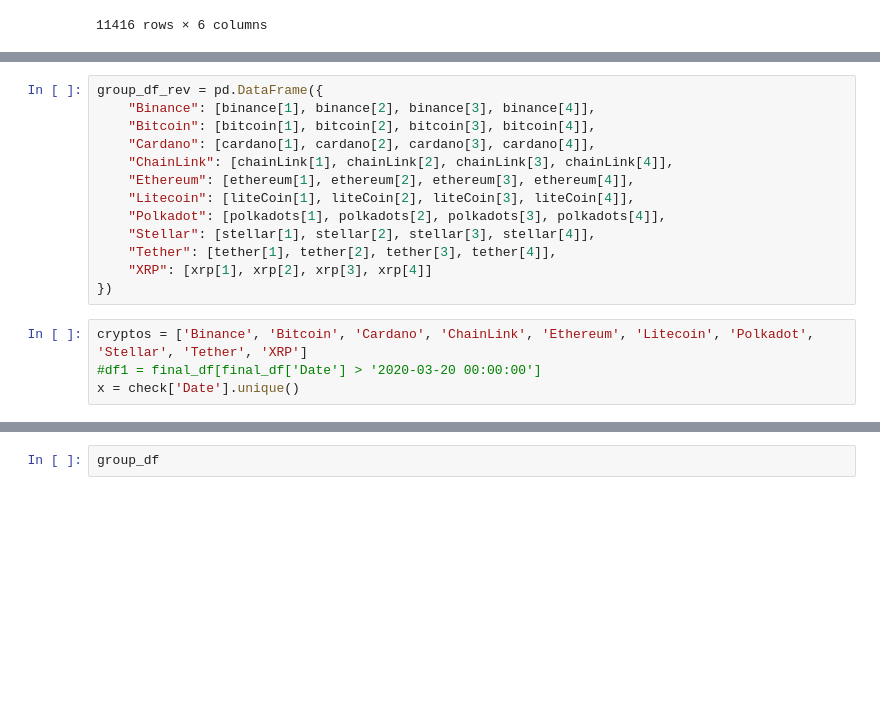
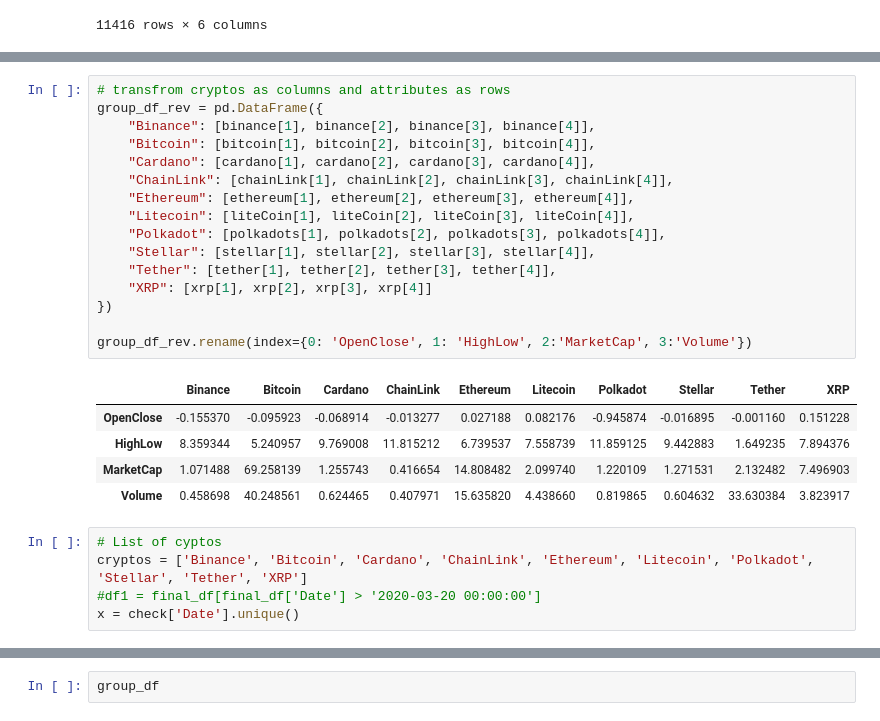
Before and after one commit to Thuyila/DataMadness, a Jupyter notebook: Latest.ipynb, the cells around one changed output, grey strips where cells are left out. Saved outputs shown, nothing was run; the diff lists cells and outputs as text; blank space fills up the shorter version.

```diff
--- a/Latest.ipynb
+++ b/Latest.ipynb
@@ -139,17 +171,27 @@ for i in range(len(group_df.columns)):
 # %%
+# transfrom cryptos as columns and attributes as rows
 group_df_rev = pd.DataFrame({
     "Binance": [binance[1], binance[2], binance[3], binance[4]],
     "Bitcoin": [bitcoin[1], bitcoin[2], bitcoin[3], bitcoin[4]],
     "Cardano": [cardano[1], cardano[2], cardano[3], cardano[4]],
     "ChainLink": [chainLink[1], chainLink[2], chainLink[3], chainLink[4]],
     "Ethereum": [ethereum[1], ethereum[2], ethereum[3], ethereum[4]],
     "Litecoin": [liteCoin[1], liteCoin[2], liteCoin[3], liteCoin[4]],
     "Polkadot": [polkadots[1], polkadots[2], polkadots[3], polkadots[4]],
     "Stellar": [stellar[1], stellar[2], stellar[3], stellar[4]],
     "Tether": [tether[1], tether[2], tether[3], tether[4]],
     "XRP": [xrp[1], xrp[2], xrp[3], xrp[4]]
 })
+
+group_df_rev.rename(index={0: 'OpenClose', 1: 'HighLow', 2:'MarketCap', 3:'Volume'})
+# %% [output]
+|  | Binance | Bitcoin | Cardano | ChainLink | Ethereum | Litecoin | Polkadot | Stellar | Tether | XRP |
+| OpenClose | -0.155370 | -0.095923 | -0.068914 | -0.013277 | 0.027188 | 0.082176 | -0.945874 | -0.016895 | -0.001160 | 0.151228 |
+| HighLow | 8.359344 | 5.240957 | 9.769008 | 11.815212 | 6.739537 | 7.558739 | 11.859125 | 9.442883 | 1.649235 | 7.894376 |
+| MarketCap | 1.071488 | 69.258139 | 1.255743 | 0.416654 | 14.808482 | 2.099740 | 1.220109 | 1.271531 | 2.132482 | 7.496903 |
+| Volume | 0.458698 | 40.248561 | 0.624465 | 0.407971 | 15.635820 | 4.438660 | 0.819865 | 0.604632 | 33.630384 | 3.823917 |
 # %%
+# List of cyptos
 cryptos = ['Binance', 'Bitcoin', 'Cardano', 'ChainLink', 'Ethereum', 'Litecoin', 'Polkadot', 'Stellar', 'Tether', 'XRP']
 #df1 = final_df[final_df['Date'] > '2020-03-20 00:00:00']
 x = check['Date'].unique()
```
Also changed, not shown: parts of 40 cells of this notebook.
